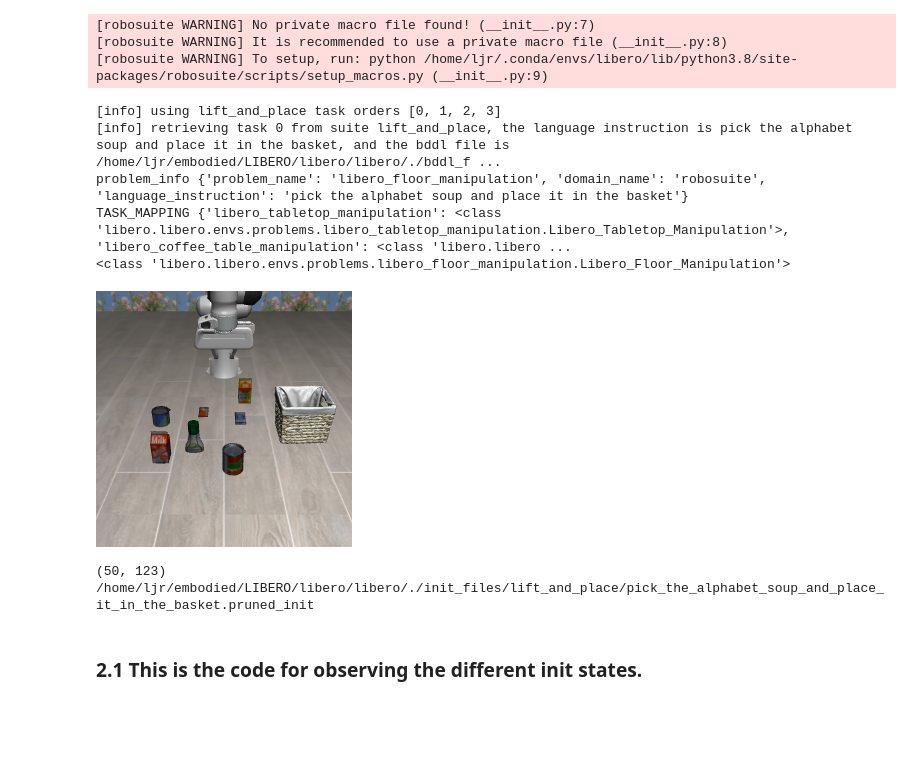
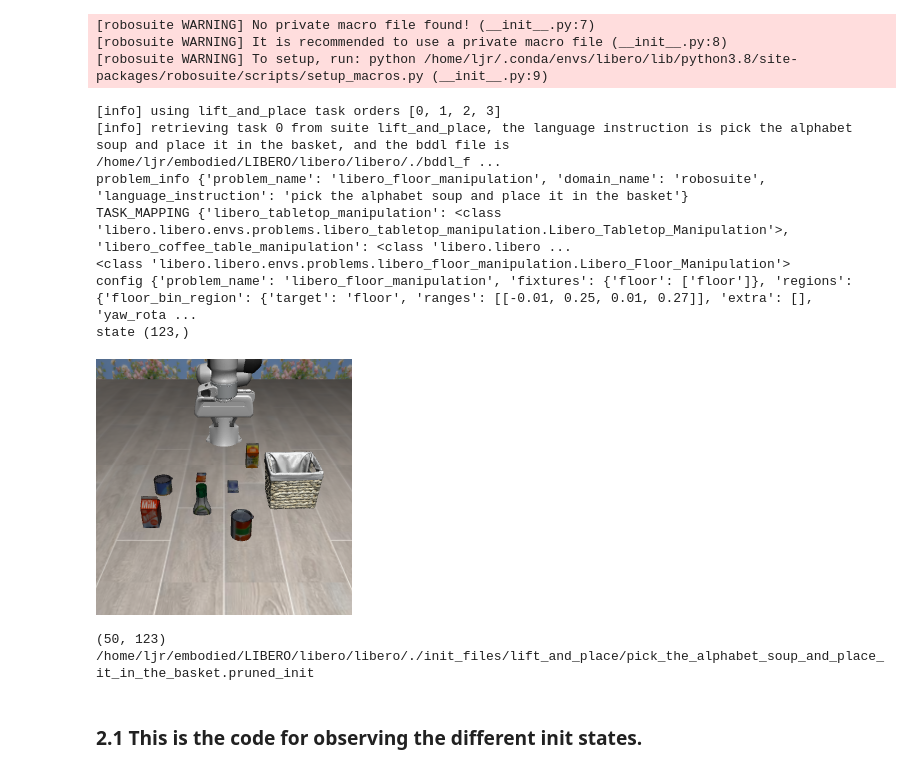
Before and after one commit to kingdom-of-warriors/My_Libero, a Jupyter notebook: test.ipynb, the cells around one changed output. Drawn from its saved outputs; the diff is of its cells as text; code cells hidden in the pictures; blank space fills up the shorter version.

Commit message:
Add the noise of xy plate at envs create, see in collect_init_state.py

```diff
--- a/test.ipynb
+++ b/test.ipynb
@@ -37,10 +37,15 @@ env_args = {
     "scene_properties": {
         "floor_style": "light-gray",  # 自定义地板样式
         "wall_style": "flower",  # 自定义墙壁样式
-    }
+    },
+    "modify": True,
+    "offset": 0.04,
 }
 env = OffScreenRenderEnv(**env_args)
-env.seed(0)
+env.seed(1)
+state = env.sim.get_state().flatten()
+print("state", state.shape)
+
 obs = env.reset()
 # 显示初始场景图像
 display(Image.fromarray(obs["agentview_image"][::-1]))
@@ -69,34 +74,36 @@ for step in range(1):
     )
 
     # 创建一个大图来容纳所有图片
     fig, axes = plt.subplots(1, 3, figsize=(30, 10))  # 增加 figsize 以提高分辨率
 
     # 显示原始图片
     axes[0].imshow(original_image)
     axes[0].set_title('背景变化', fontsize=28)  # 增加标题字体大小
     axes[0].axis('off')
 
     # 显示添加光源后的图片
     axes[1].imshow(image_with_light)
     axes[1].set_title('背景、亮度变化，光源在左上角', fontsize=28)  # 增加标题字体大小
     axes[1].axis('off')
 
     # 显示最终效果
     axes[2].imshow(final_image)
     axes[2].set_title('背景、亮度变化和相机抖动', fontsize=28)  # 增加标题字体大小
     axes[2].axis('off')
 
     plt.tight_layout()
     plt.savefig('visualization_results.png', dpi=300, bbox_inches='tight')
     plt.close()
 env.close()
 # %% [output]
 [info] using lift_and_place task orders [0, 1, 2, 3]
 [info] retrieving task 0 from suite lift_and_place, the language instruction is pick the alphabet soup and place it in the basket, and the bddl file is /home/ljr/embodied/LIBERO/libero/libero/./bddl_f ...
 problem_info {'problem_name': 'libero_floor_manipulation', 'domain_name': 'robosuite', 'language_instruction': 'pick the alphabet soup and place it in the basket'}
 TASK_MAPPING {'libero_tabletop_manipulation': <class 'libero.libero.envs.problems.libero_tabletop_manipulation.Libero_Tabletop_Manipulation'>, 'libero_coffee_table_manipulation': <class 'libero.libero ...
 <class 'libero.libero.envs.problems.libero_floor_manipulation.Libero_Floor_Manipulation'>
+config {'problem_name': 'libero_floor_manipulation', 'fixtures': {'floor': ['floor']}, 'regions': {'floor_bin_region': {'target': 'floor', 'ranges': [[-0.01, 0.25, 0.01, 0.27]], 'extra': [], 'yaw_rota ...
+state (123,)
-[figure, old version]
+[figure, new version]
 (50, 123) /home/ljr/embodied/LIBERO/libero/libero/./init_files/lift_and_place/pick_the_alphabet_soup_and_place_it_in_the_basket.pruned_init
 # %% [markdown]
 ### 2.1 This is the code for observing the different init states.
```
Also changed, not shown: parts of 3 cells of this notebook, 9 other files.
